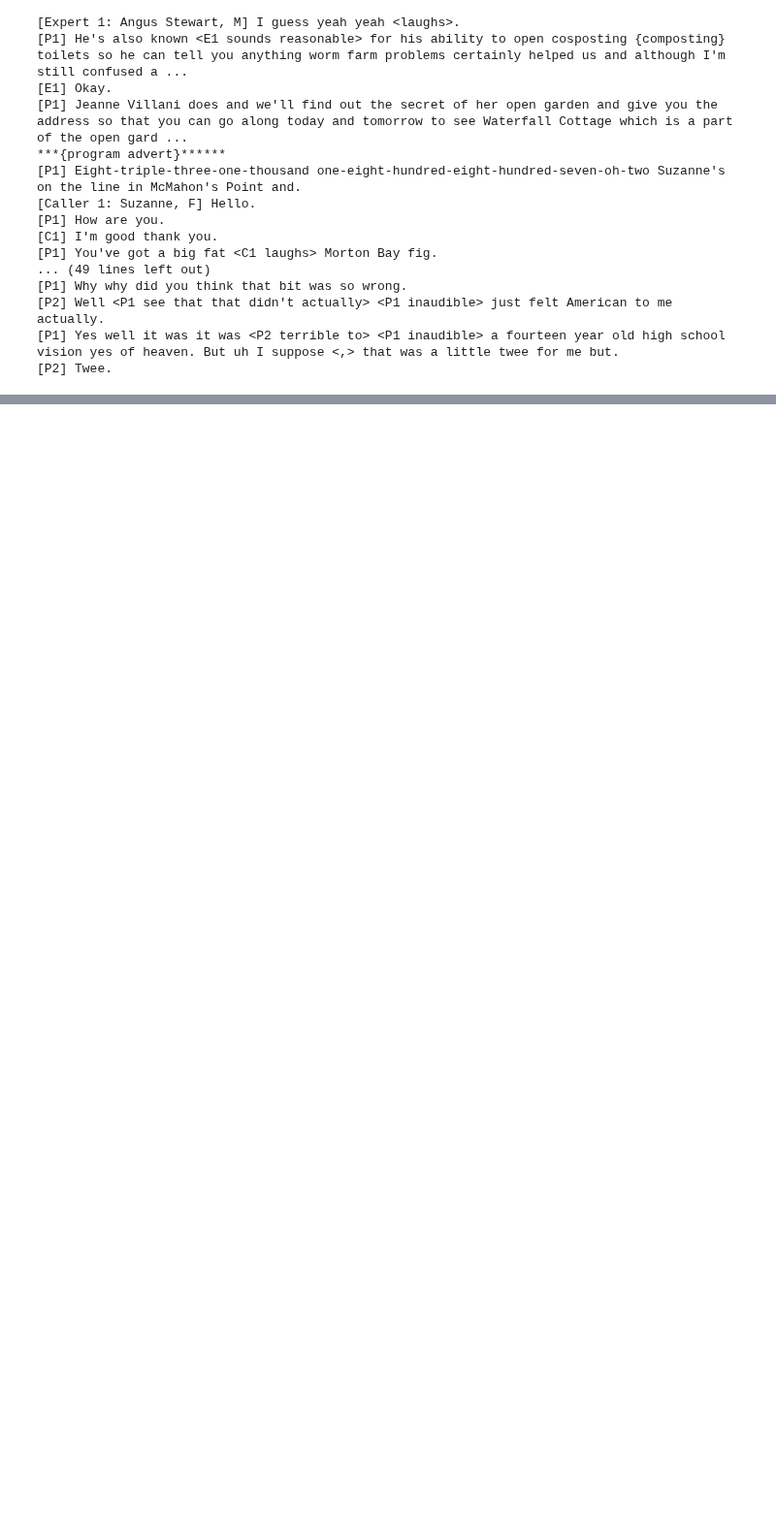
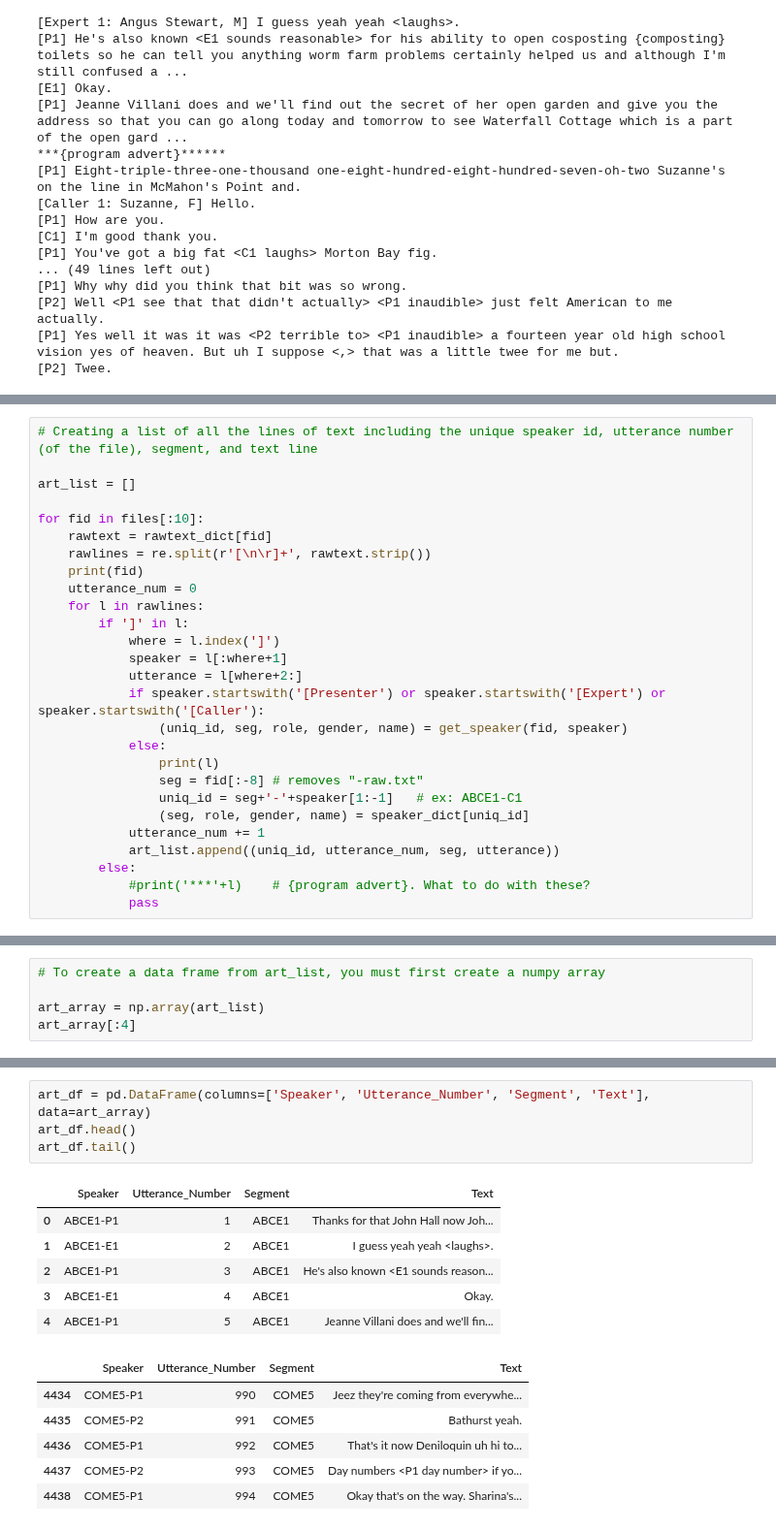
Before and after one commit to Data-Science-for-Linguists/Discourse-Analysis-ART-Corpus, a Jupyter notebook: process-art-corpus.ipynb, the cells around one changed output, grey strips where cells are left out. Shown at 97% size. Drawn from its saved outputs; the diff is of its cells as text; blank space fills up the shorter version.

```diff
--- a/process-art-corpus.ipynb
+++ b/process-art-corpus.ipynb
@@ -286,0 +452,27 @@ ABCE1-raw.txt
+# %%
+# Creating a list of all the lines of text including the unique speaker id, utterance number (of the file), segment, and text line
+
+art_list = []
+
+for fid in files[:10]:
+    rawtext = rawtext_dict[fid]
+    rawlines = re.split(r'[\n\r]+', rawtext.strip())
+    print(fid)
+    utterance_num = 0
+    for l in rawlines:
+        if ']' in l:
+            where = l.index(']')
+            speaker = l[:where+1]
+            utterance = l[where+2:]
+            if speaker.startswith('[Presenter') or speaker.startswith('[Expert') or speaker.startswith('[Caller'):
+                (uniq_id, seg, role, gender, name) = get_speaker(fid, speaker)
+            else:
+                print(l)
+                seg = fid[:-8] # removes "-raw.txt"
+                uniq_id = seg+'-'+speaker[1:-1]   # ex: ABCE1-C1
+                (seg, role, gender, name) = speaker_dict[uniq_id]
+            utterance_num += 1
+            art_list.append((uniq_id, utterance_num, seg, utterance))
+        else:
+            #print('***'+l)    # {program advert}. What to do with these?
+            pass
@@ -286,0 +519,5 @@ ABCE1-raw.txt
+# %%
+# To create a data frame from art_list, you must first create a numpy array
+
+art_array = np.array(art_list)
+art_array[:4]
@@ -286,0 +532,17 @@ ABCE1-raw.txt
+# %%
+art_df = pd.DataFrame(columns=['Speaker', 'Utterance_Number', 'Segment', 'Text'], data=art_array)
+art_df.head()
+art_df.tail()
+# %% [output]
+|  | Speaker | Utterance_Number | Segment | Text |
+| 0 | ABCE1-P1 | 1 | ABCE1 | Thanks for that John Hall now Joh... |
+| 1 | ABCE1-E1 | 2 | ABCE1 | I guess yeah yeah <laughs>. |
+| 2 | ABCE1-P1 | 3 | ABCE1 | He's also known <E1 sounds reason... |
+| 3 | ABCE1-E1 | 4 | ABCE1 | Okay. |
+| 4 | ABCE1-P1 | 5 | ABCE1 | Jeanne Villani does and we'll fin... |
+|  | Speaker | Utterance_Number | Segment | Text |
+| 4434 | COME5-P1 | 990 | COME5 | Jeez they're coming from everywhe... |
+| 4435 | COME5-P2 | 991 | COME5 | Bathurst yeah. |
+| 4436 | COME5-P1 | 992 | COME5 | That's it now Deniloquin uh hi to... |
+| 4437 | COME5-P2 | 993 | COME5 | Day numbers <P1 day number> if yo... |
+| 4438 | COME5-P1 | 994 | COME5 | Okay that's on the way. Sharina's... |
```
Also changed, not shown: parts of 30 cells of this notebook.
